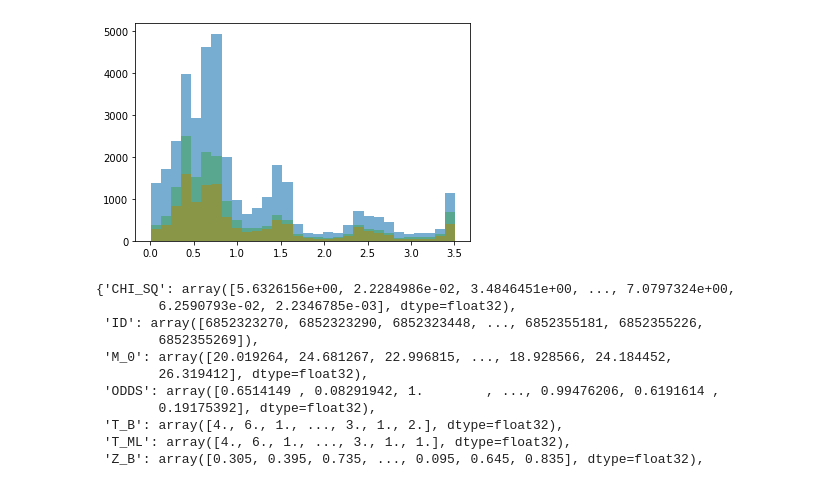
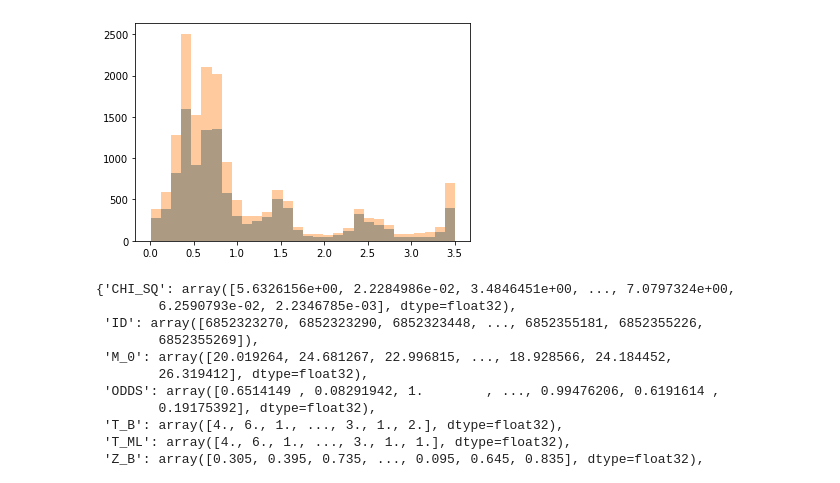
Before and after one commit to rbgdet/CSPZ, a Jupyter notebook: notebooks/ProbsViewer.ipynb, the cells around one changed output. Drawn from its saved outputs; the diff is of its cells as text; code cells hidden in the pictures.

```diff
--- a/notebooks/ProbsViewer.ipynb
+++ b/notebooks/ProbsViewer.ipynb
@@ -25,12 +25,12 @@ with h5py.File(filename) as f:
     for key in list(f.keys()):
             data_old[key] = np.array(f[key])
 # %%
-plt.hist(data1['Z_ML'], bins=30, alpha=.6)
+#plt.hist(data1['Z_ML'], bins=30, alpha=.6)
 plt.hist(data2['Z_ML'], bins=30, alpha=.6)
 plt.hist(data_old['Z_ML'], bins=30, alpha=.4)
 plt.show()
 # %% [output]
-[figure, old version]
+[figure, new version]
 # %%
 data1
 # %% [output]
```
Also changed, not shown: parts of 1 cell of this notebook, 1 other file.
